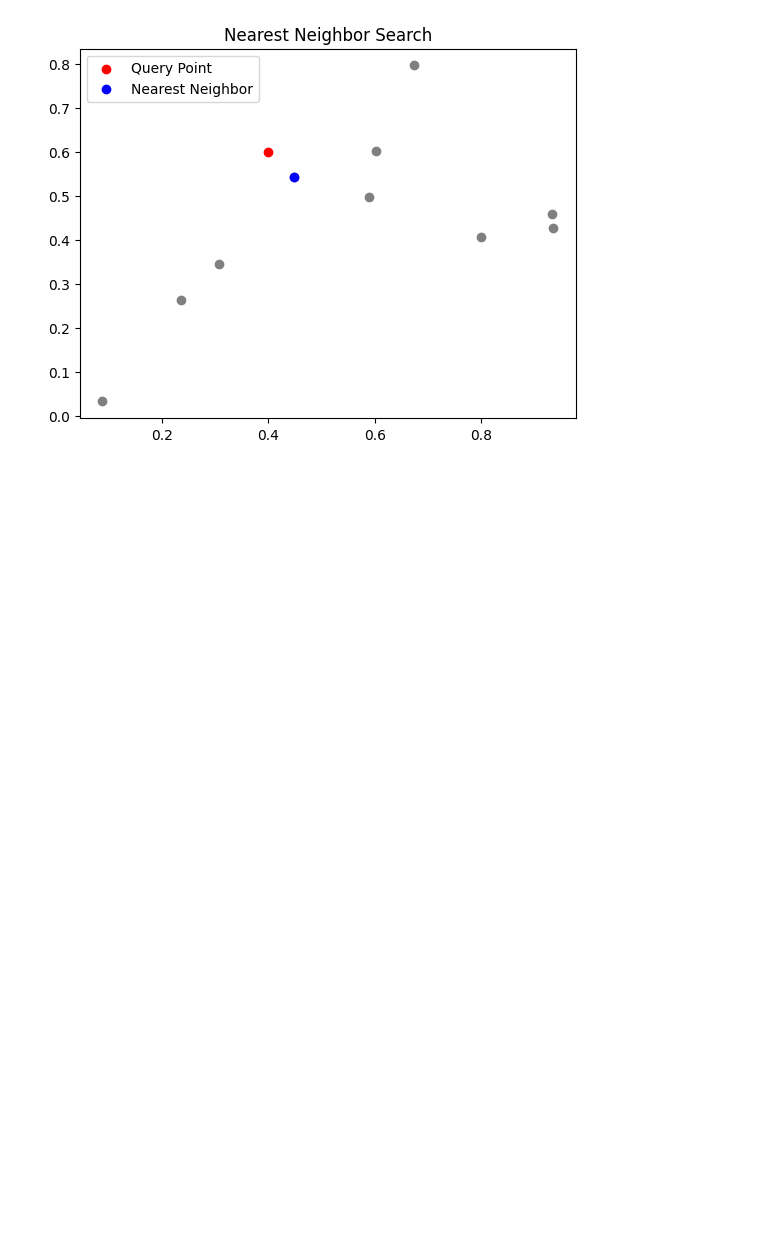
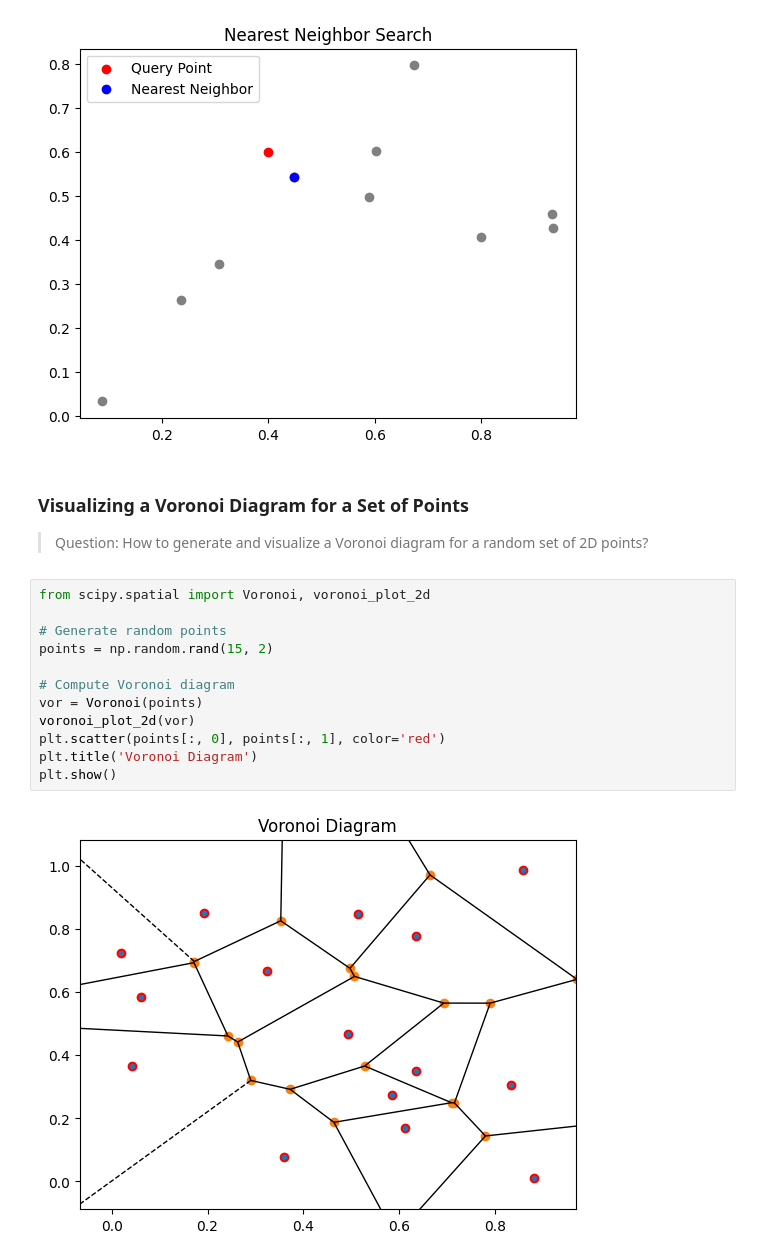
Before and after one commit to rubydamodar/SciPyMastery-From-Basics-to-Breakthroughs, a Jupyter notebook: Beginner Level/SCIPY-SPATIAL.ipynb, the cells around one changed output. Saved outputs shown, nothing was run; the diff lists cells and outputs as text; blank space fills up the shorter version.

Commit message:
visualizing a vornoi diagram for a set of points
### Visualizing a Voronoi Diagram for a Set of Points
> Question: How to generate and visualize a Voronoi diagram for a random set of 2D points?

Co-Authored-By: 왕뚜껑맛있땅 <7420085+JIwoo@users.noreply.github.com>
Co-Authored-By: Hyoeun  <137873124+hyoeunjoo@users.noreply.github.com>
Co-Authored-By: jiwooverse <184836366+jiwooverse@users.noreply.github.com>
Co-Authored-By: Jayson <89952042+jsoonworld@users.noreply.github.com>
Co-Authored-By: VIMAL KUMAR <vimalkumarji112@gmail.com>

```diff
--- a/Beginner Level/SCIPY-SPATIAL.ipynb
+++ b/Beginner Level/SCIPY-SPATIAL.ipynb
@@ -383,3 +383,20 @@ plt.title('Nearest Neighbor Search')
 plt.show()
 # %% [output]
 [figure]
+# %% [markdown]
+### Visualizing a Voronoi Diagram for a Set of Points
+> Question: How to generate and visualize a Voronoi diagram for a random set of 2D points?
+# %%
+from scipy.spatial import Voronoi, voronoi_plot_2d
+
+# Generate random points
+points = np.random.rand(15, 2)
+
+# Compute Voronoi diagram
+vor = Voronoi(points)
+voronoi_plot_2d(vor)
+plt.scatter(points[:, 0], points[:, 1], color='red')
+plt.title('Voronoi Diagram')
+plt.show()
+# %% [output]
+[figure, added]
```
